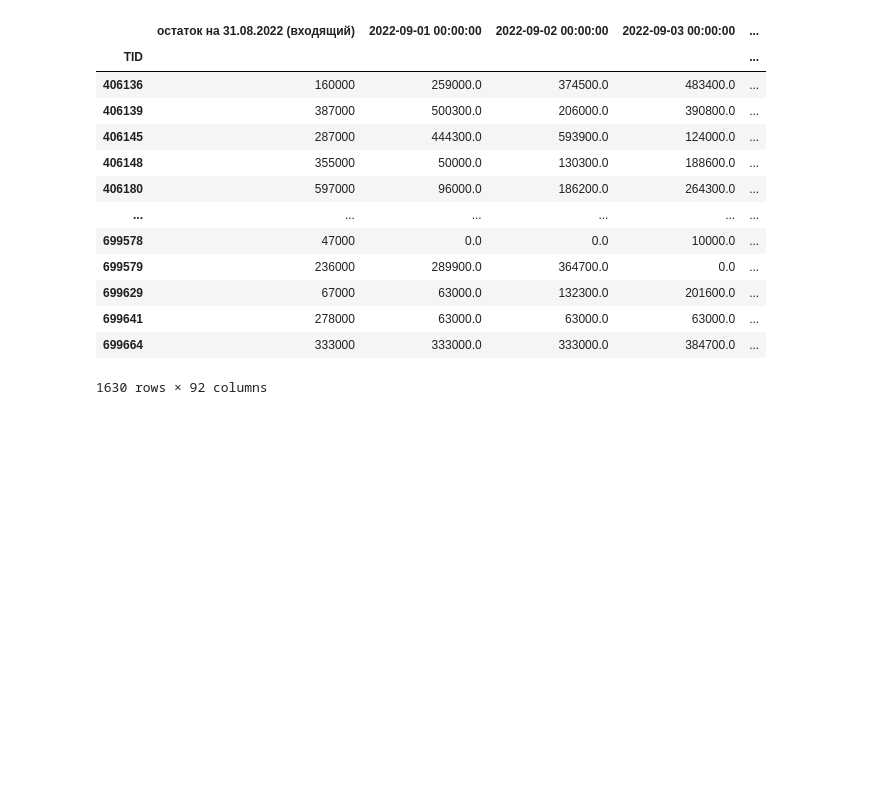
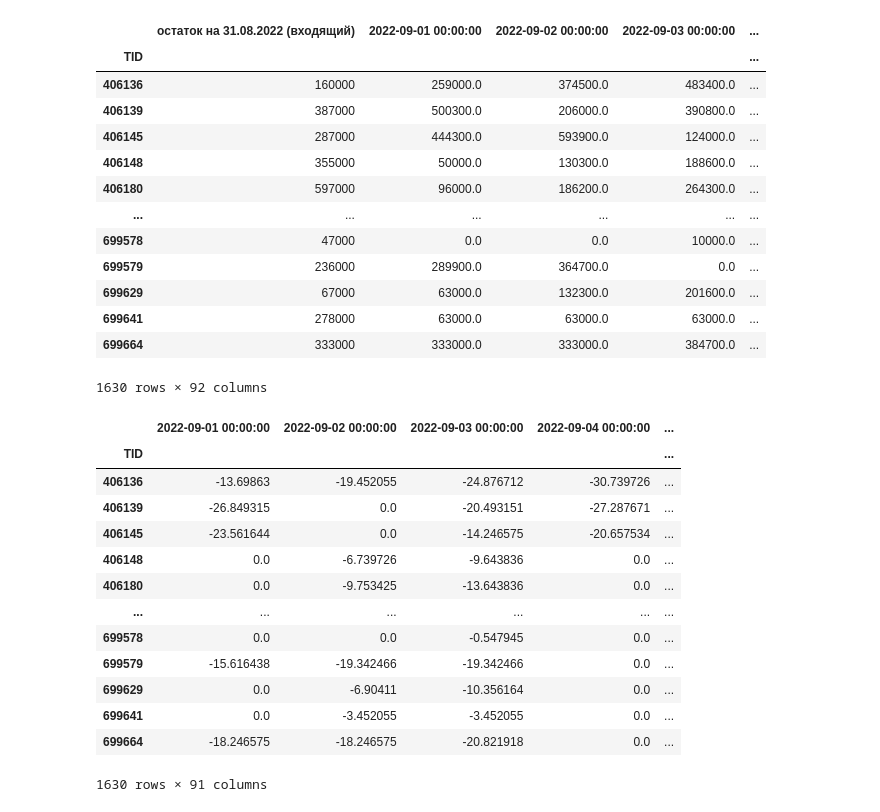
Before and after one commit to TeamLight2023/Task6, a Jupyter notebook: report.ipynb, the cells around one changed output. Cells and saved outputs as stored; diff of their text form; code cells hidden in the pictures; blank space fills up the shorter version.

```diff
--- a/report.ipynb
+++ b/report.ipynb
@@ -187,3 +187,28 @@ cl.balance
 | 699641 | 278000 | 63000.0 | 63000.0 | 63000.0 | ... |
 | 699664 | 333000 | 333000.0 | 333000.0 | 384700.0 | ... |
 1630 rows × 92 columns
+# %%
+cost_per_service_fact_df = pd.DataFrame(index=cl.balance.index, columns=cl.balance.columns[1:])
+for d in range(1,92):
+    cost_per_service_fact_df.iloc[:,d-1] = cl.day_df_dict[d].cost_per_service_fact
+# %%
+cash_rate_per_day_fact_df = pd.DataFrame(index=cl.balance.index, columns=cl.balance.columns[1:])
+for d in range(1,92):
+    cash_rate_per_day_fact_df.iloc[:,d-1] = cl.day_df_dict[d].cash_rate_per_day_fact
+# %%
+cash_rate_per_day_fact_df
+# %% [output]
+|  | 2022-09-01 00:00:00 | 2022-09-02 00:00:00 | 2022-09-03 00:00:00 | 2022-09-04 00:00:00 | ... |
+| TID |  |  |  |  | ... |
+| 406136 | -13.69863 | -19.452055 | -24.876712 | -30.739726 | ... |
+| 406139 | -26.849315 | 0.0 | -20.493151 | -27.287671 | ... |
+| 406145 | -23.561644 | 0.0 | -14.246575 | -20.657534 | ... |
+| 406148 | 0.0 | -6.739726 | -9.643836 | 0.0 | ... |
+| 406180 | 0.0 | -9.753425 | -13.643836 | 0.0 | ... |
+| ... | ... | ... | ... | ... | ... |
+| 699578 | 0.0 | 0.0 | -0.547945 | 0.0 | ... |
+| 699579 | -15.616438 | -19.342466 | -19.342466 | 0.0 | ... |
+| 699629 | 0.0 | -6.90411 | -10.356164 | 0.0 | ... |
+| 699641 | 0.0 | -3.452055 | -3.452055 | 0.0 | ... |
+| 699664 | -18.246575 | -18.246575 | -20.821918 | 0.0 | ... |
+1630 rows × 91 columns
```
Also changed, not shown: parts of 8 cells of this notebook, 19 other files.
